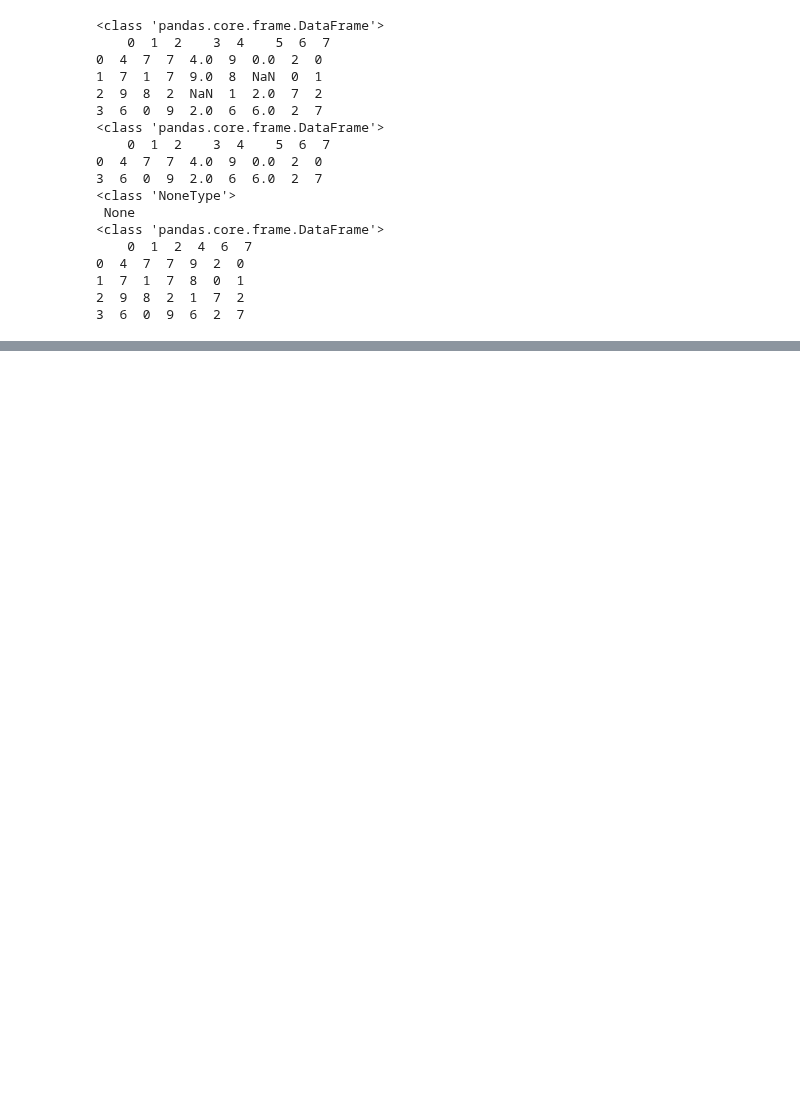
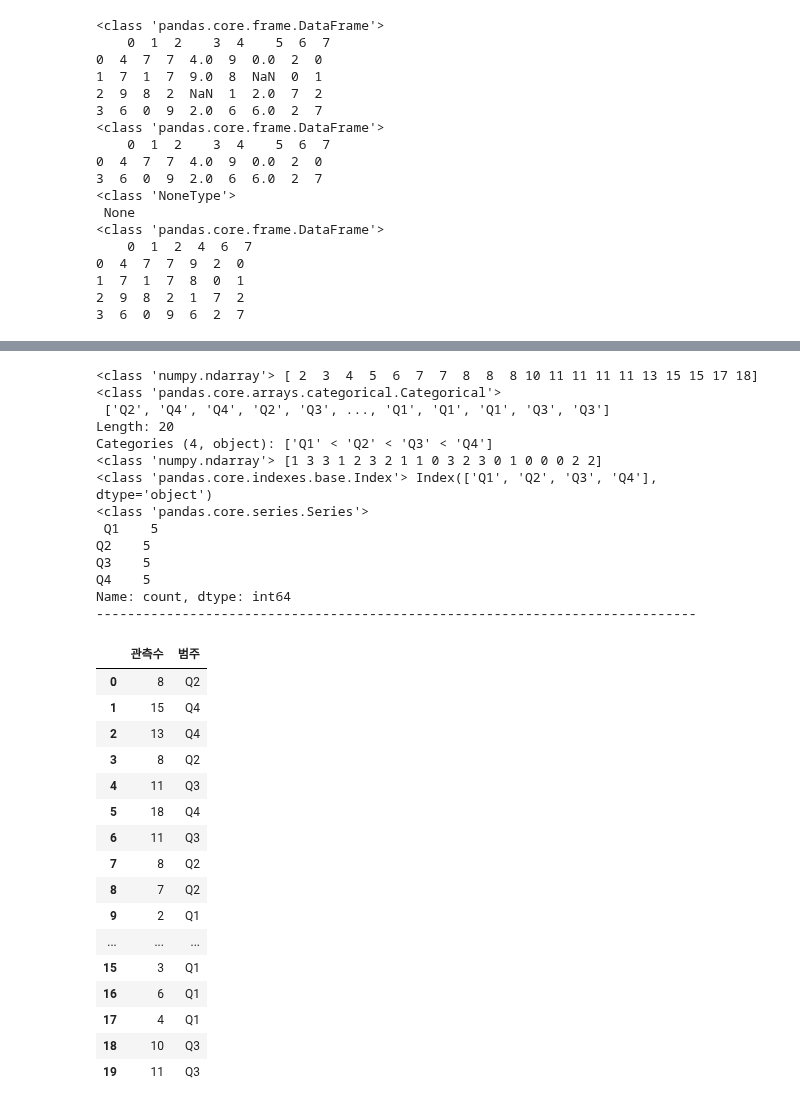
Before and after one commit to fss1208/study_python, a Jupyter notebook: 20251126_pandas_datafrmae.ipynb, the cells around one changed output, grey strips where cells are left out. Drawn from its saved outputs; the diff is of its cells as text; code cells hidden in the pictures; blank space fills up the shorter version.

```diff
--- a/20251126_pandas_datafrmae.ipynb
+++ b/20251126_pandas_datafrmae.ipynb
@@ -1127,0 +1334,47 @@ False
+# %%
+# random 정수 20개를 생성하고 4개의 구간(Q1,Q2,Q3,Q4)으로 나누기
+np.random.seed(2) # 재실행해도 랜덤정수가 변하지 않도록 처리
+data = np.random.randint(20, size=20)
+qcat = pd.qcut(data, 4, labels=["Q1", "Q2", "Q3", "Q4"])
+print(type(data), np.sort(data))
+print(type(qcat), '\n', qcat)
+print(type(qcat.codes), qcat.codes)
+print(type(qcat.categories), qcat.categories)
+temp = qcat.value_counts()
+print(type(temp), '\n', temp)
+print(line)
+df5 = pd.DataFrame(data, columns=["관측수"])
+df5["범주"] = qcat
+df5
+# %% [output]
+<class 'numpy.ndarray'> [ 2  3  4  5  6  7  7  8  8  8 10 11 11 11 11 13 15 15 17 18]
+<class 'pandas.core.arrays.categorical.Categorical'>
+ ['Q2', 'Q4', 'Q4', 'Q2', 'Q3', ..., 'Q1', 'Q1', 'Q1', 'Q3', 'Q3']
+Length: 20
+Categories (4, object): ['Q1' < 'Q2' < 'Q3' < 'Q4']
+<class 'numpy.ndarray'> [1 3 3 1 2 3 2 1 1 0 3 2 3 0 1 0 0 0 2 2]
+<class 'pandas.core.indexes.base.Index'> Index(['Q1', 'Q2', 'Q3', 'Q4'], dtype='object')
+<class 'pandas.core.series.Series'>
+ Q1    5
+Q2    5
+Q3    5
+Q4    5
+Name: count, dtype: int64
+-----------------------------------------------------------------------------
+|  | 관측수 | 범주 |
+| 0 | 8 | Q2 |
+| 1 | 15 | Q4 |
+| 2 | 13 | Q4 |
+| 3 | 8 | Q2 |
+| 4 | 11 | Q3 |
+| 5 | 18 | Q4 |
+| 6 | 11 | Q3 |
+| 7 | 8 | Q2 |
+| 8 | 7 | Q2 |
+| 9 | 2 | Q1 |
+| ... | ... | ... |
+| 15 | 3 | Q1 |
+| 16 | 6 | Q1 |
+| 17 | 4 | Q1 |
+| 18 | 10 | Q3 |
+| 19 | 11 | Q3 |
```
Also changed, not shown: parts of 46 cells of this notebook.
